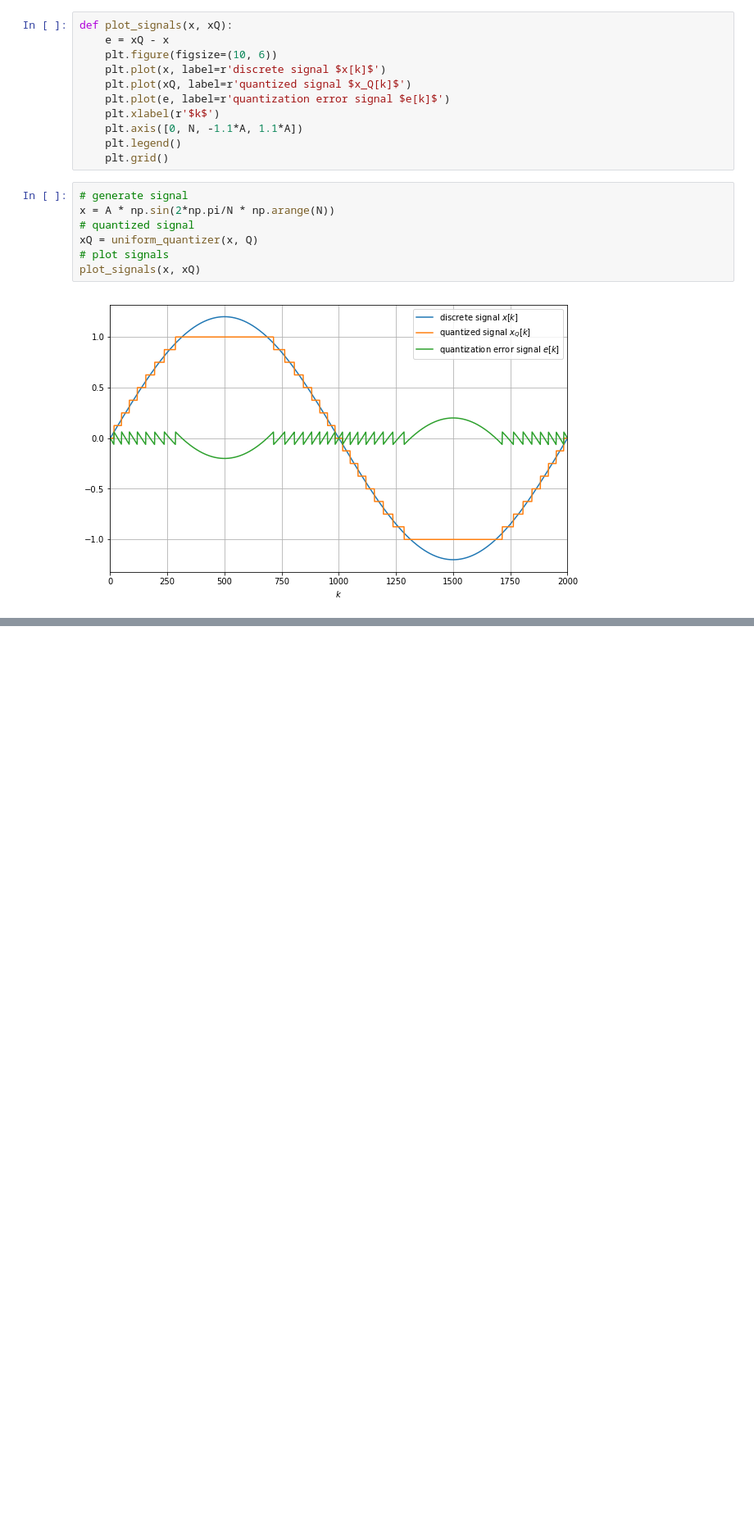
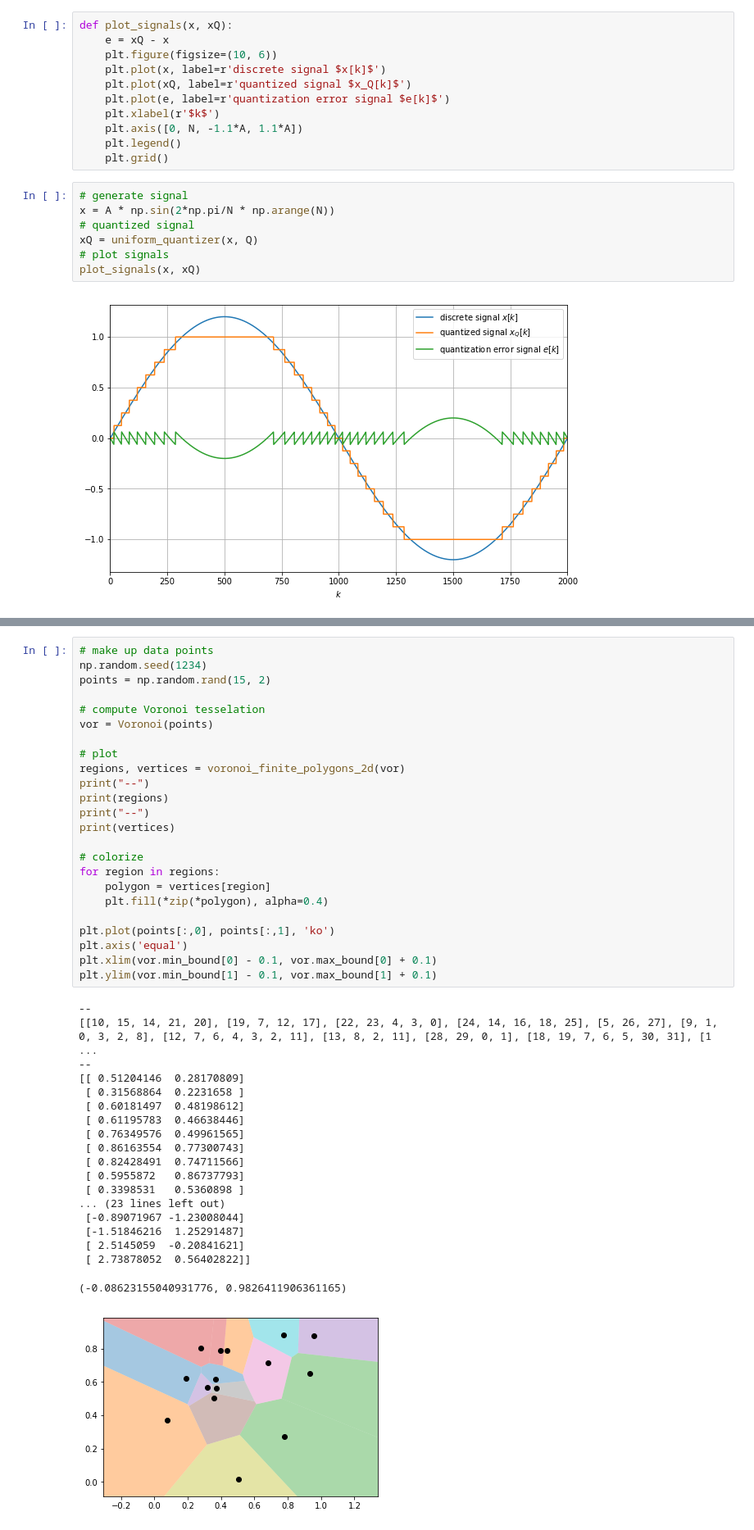
Before and after one commit to PacktPublishing/fastText-Quick-Start-Guide, a Jupyter notebook: chapter4/product quantization.ipynb, the cells around one changed output, grey strips where cells are left out. Shown: that part at 82% size. Saved outputs shown, nothing was run; the diff lists cells and outputs as text; blank space fills up the shorter version.

Commit message:
chapter 4 | voronoi cells.

```diff
--- a/chapter4/product quantization.ipynb
+++ b/chapter4/product quantization.ipynb
@@ -48,0 +137,44 @@ plot_signals(x, xQ)
+# %%
+# make up data points
+np.random.seed(1234)
+points = np.random.rand(15, 2)
+
+# compute Voronoi tesselation
+vor = Voronoi(points)
+
+# plot
+regions, vertices = voronoi_finite_polygons_2d(vor)
+print("--")
+print(regions)
+print("--")
+print(vertices)
+
+# colorize
+for region in regions:
+    polygon = vertices[region]
+    plt.fill(*zip(*polygon), alpha=0.4)
+
+plt.plot(points[:,0], points[:,1], 'ko')
+plt.axis('equal')
+plt.xlim(vor.min_bound[0] - 0.1, vor.max_bound[0] + 0.1)
+plt.ylim(vor.min_bound[1] - 0.1, vor.max_bound[1] + 0.1)
+# %% [output]
+--
+[[10, 15, 14, 21, 20], [19, 7, 12, 17], [22, 23, 4, 3, 0], [24, 14, 16, 18, 25], [5, 26, 27], [9, 1, 0, 3, 2, 8], [12, 7, 6, 4, 3, 2, 11], [13, 8, 2, 11], [28, 29, 0, 1], [18, 19, 7, 6, 5, 30, 31], [1 ...
+--
+[[ 0.51204146  0.28170809]
+ [ 0.31568864  0.2231658 ]
+ [ 0.60181497  0.48198612]
+ [ 0.61195783  0.46638446]
+ [ 0.76349576  0.49961565]
+ [ 0.86163554  0.77300743]
+ [ 0.82428491  0.74711566]
+ [ 0.5955872   0.86737793]
+ [ 0.3398531   0.5360898 ]
+... (23 lines left out)
+ [-0.89071967 -1.23008044]
+ [-1.51846216  1.25291487]
+ [ 2.5145059  -0.20841621]
+ [ 2.73878052  0.56402822]]
+(-0.08623155040931776, 0.9826411906361165)
+[figure, added]
```
Also changed, not shown: parts of 5 cells of this notebook.
